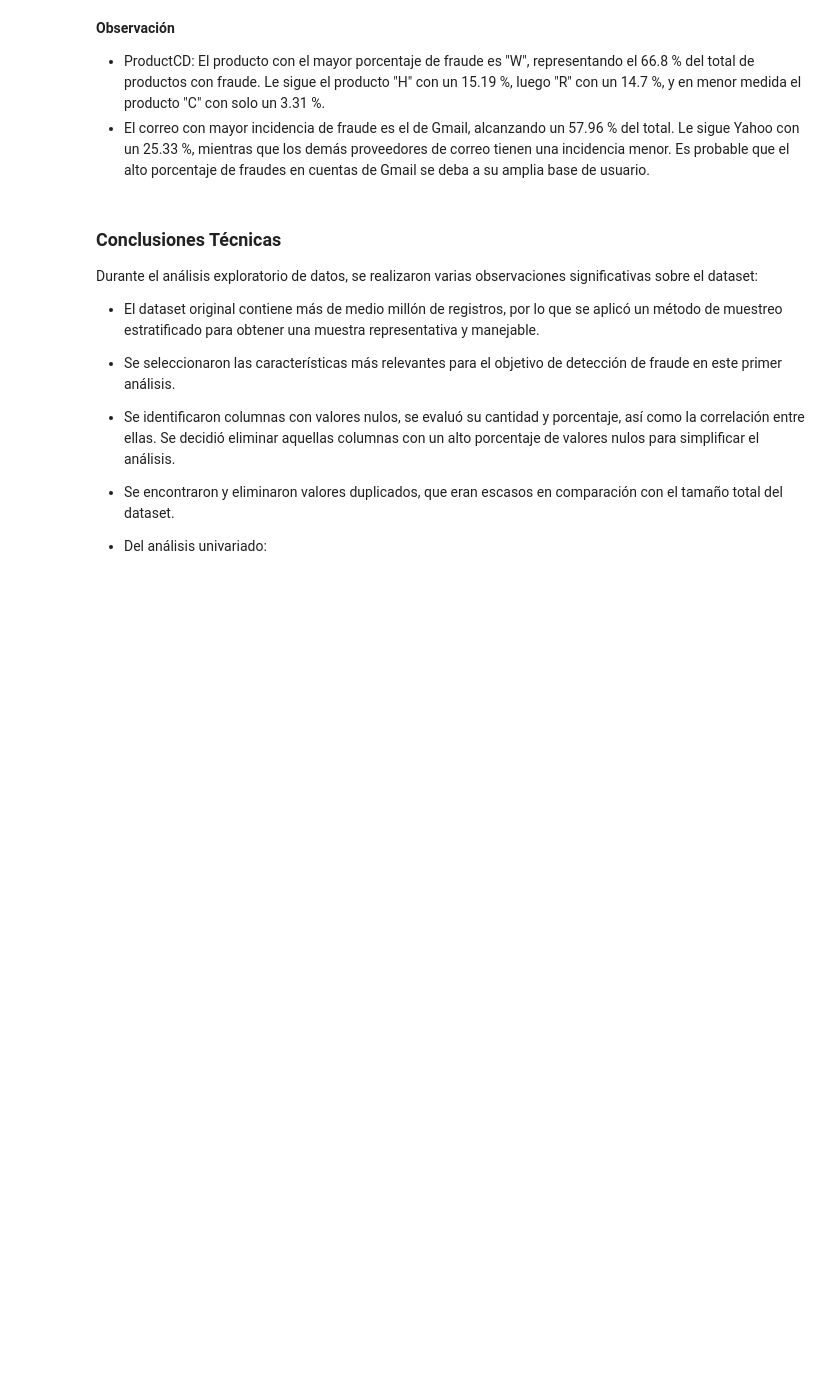
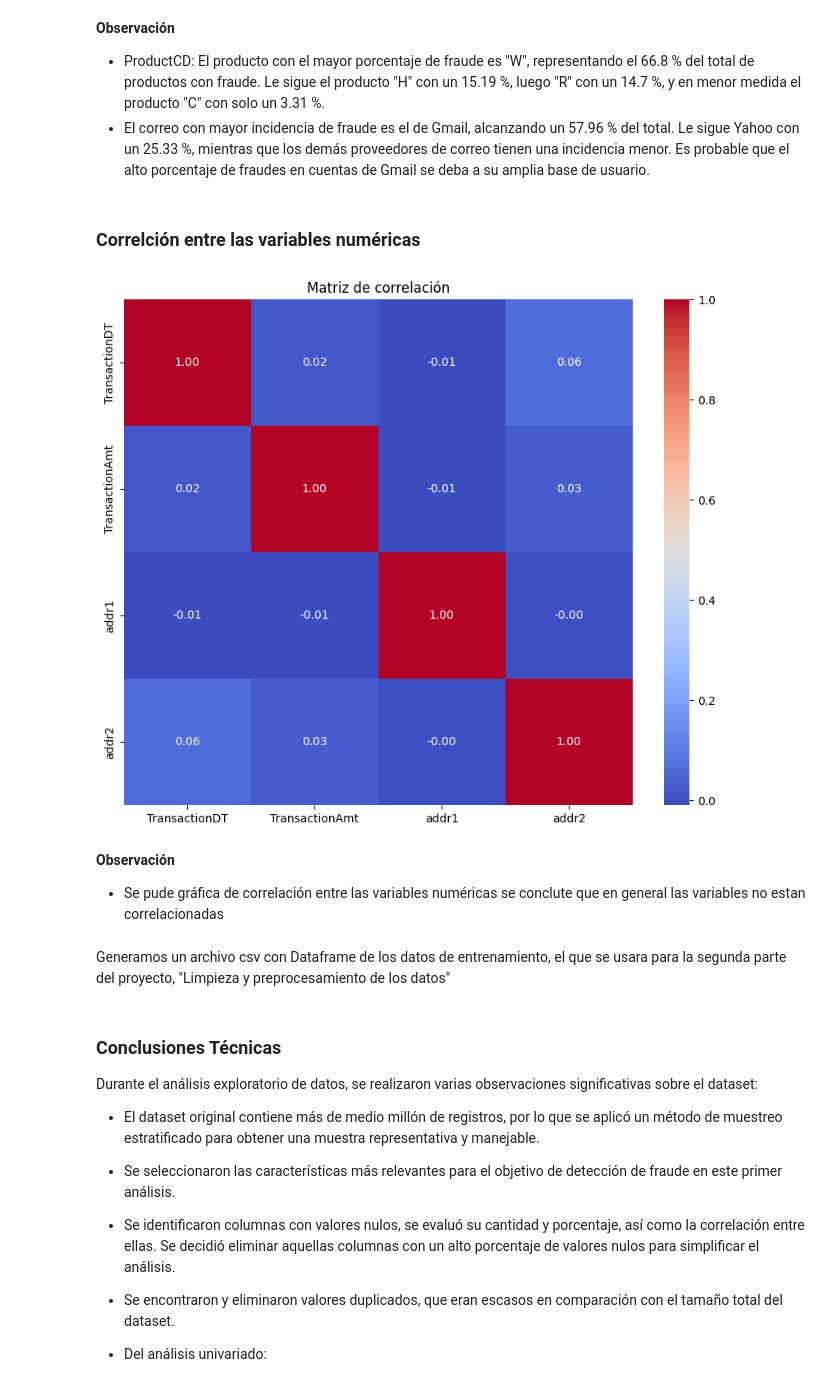
Before and after one commit to JRamos84/deteccion_fraude, a Jupyter notebook: notebooks/01_Exploratiry_Data_Analysis.ipynb, the cells around one changed output. Saved outputs shown, nothing was run; the diff lists cells and outputs as text; code cells hidden in the pictures; blank space fills up the shorter version.

Commit message:
se agrego correlación varialbes numericas

```diff
--- a/notebooks/01_Exploratiry_Data_Analysis.ipynb
+++ b/notebooks/01_Exploratiry_Data_Analysis.ipynb
@@ -878,3 +878,20 @@ C           0.72   3.31
 **Observación**
 - ProductCD: El producto con el mayor porcentaje de fraude es "W", representando el 66.8 % del total de productos con fraude. Le sigue el producto "H" con un 15.19 %, luego "R" con un 14.7 %, y en menor medida el producto "C" con solo un 3.31 %.
 - El correo con mayor incidencia de fraude es el de Gmail, alcanzando un 57.96 % del total. Le sigue Yahoo con un 25.33 %, mientras que los demás proveedores de correo tienen una incidencia menor. Es probable que el alto porcentaje de fraudes en cuentas de Gmail se deba a su amplia base de usuario.
+# %% [markdown]
+### Correlción entre las variables numéricas
+# %%
+correlation_matrix = df_train.select_dtypes(exclude=['object']).corr()
+
+# Visualización de la matriz de correlación
+plt.figure(figsize=(10, 8))  # Ajusta el tamaño de la figura según sea necesario
+sns.heatmap(correlation_matrix, annot=True, cmap='coolwarm', fmt=".2f")
+plt.title('Matriz de correlación')
+plt.show()
+# %% [output]
+[figure, added]
+# %% [markdown]
+**Observación**
+- Se pude gráfica de correlación entre las variables numéricas se conclute que en general las variables no estan correlacionadas
+# %% [markdown]
+Generamos un archivo csv con Dataframe de los datos de entrenamiento, el que se usara para la segunda parte del proyecto, "Limpieza y preprocesamiento de los datos"
```
Also changed, not shown: parts of 1 cell of this notebook, 1 other file.
